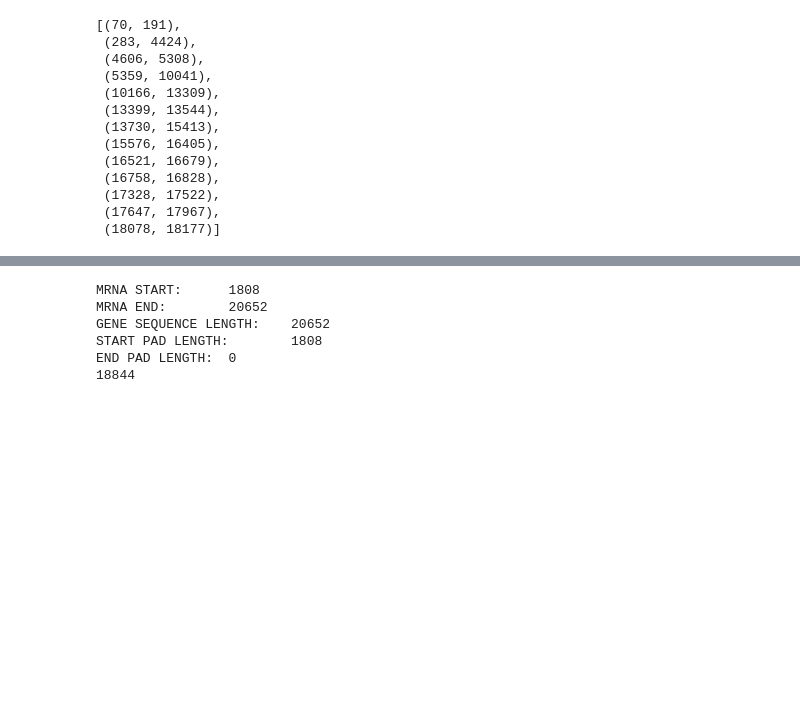
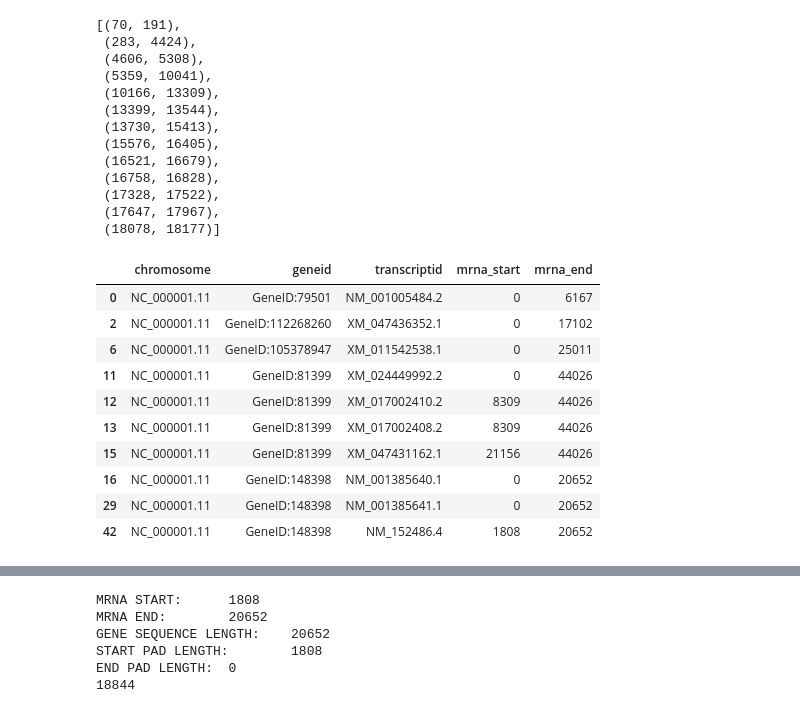
Before and after one commit to DataAndDeadlifts/main, a Jupyter notebook: nbs/03 training.transcription.generation.ipynb, the cells around one changed output, grey strips where cells are left out. Cells and saved outputs as stored; diff of their text form; code cells hidden in the pictures; blank space fills up the shorter version.

Commit message:
Wrote script to extract chromosome mRNA

```diff
--- a/nbs/03 training.transcription.generation.ipynb
+++ b/nbs/03 training.transcription.generation.ipynb
@@ -214,3 +214,19 @@ def get_mrna_from_gene(
     gene = list(gene_sequence)
     mrna = [n if n != "T" else "U" for n in mrna]
     return gene, mrna
+# %%
+#| hide
+example_mrna = intron_locations[['chromosome', 'geneid', 'transcriptid', 'mrna_start', 'mrna_end']].drop_duplicates().head(10)
+example_mrna
+# %% [output]
+|  | chromosome | geneid | transcriptid | mrna_start | mrna_end |
+| 0 | NC_000001.11 | GeneID:79501 | NM_001005484.2 | 0 | 6167 |
+| 2 | NC_000001.11 | GeneID:112268260 | XM_047436352.1 | 0 | 17102 |
+| 6 | NC_000001.11 | GeneID:105378947 | XM_011542538.1 | 0 | 25011 |
+| 11 | NC_000001.11 | GeneID:81399 | XM_024449992.2 | 0 | 44026 |
+| 12 | NC_000001.11 | GeneID:81399 | XM_017002410.2 | 8309 | 44026 |
+| 13 | NC_000001.11 | GeneID:81399 | XM_017002408.2 | 8309 | 44026 |
+| 15 | NC_000001.11 | GeneID:81399 | XM_047431162.1 | 21156 | 44026 |
+| 16 | NC_000001.11 | GeneID:148398 | NM_001385640.1 | 0 | 20652 |
+| 29 | NC_000001.11 | GeneID:148398 | NM_001385641.1 | 0 | 20652 |
+| 42 | NC_000001.11 | GeneID:148398 | NM_152486.4 | 1808 | 20652 |
```
Also changed, not shown: parts of 2 cells of this notebook, 3 other files.
